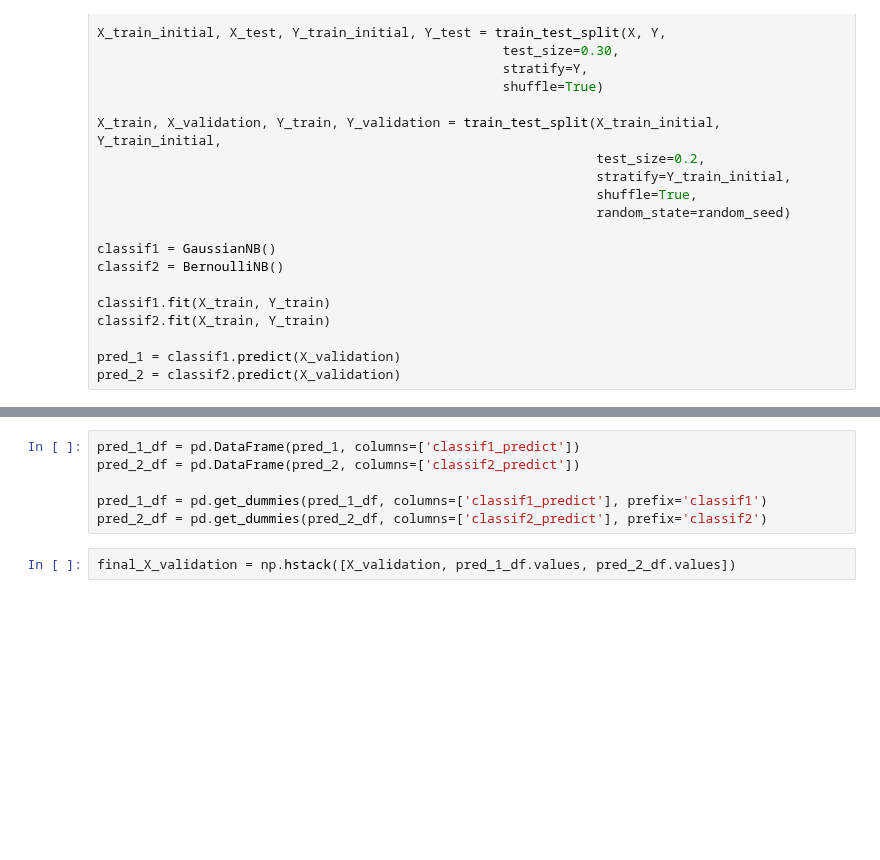
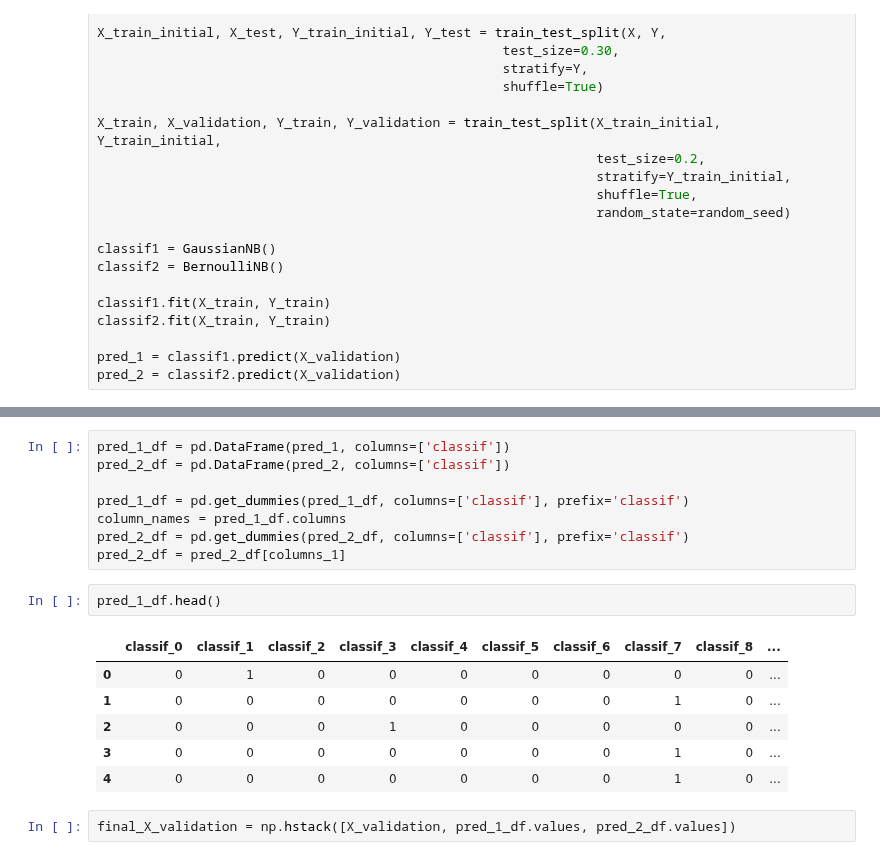
Before and after one commit to fnbalves/curso_machine_learning, a Jupyter notebook: Aprendendo python - parte 3 (sklearn).ipynb, the cells around one changed output, grey strips where cells are left out. Drawn from its saved outputs; the diff is of its cells as text; blank space fills up the shorter version.

```diff
--- a/Aprendendo python - parte 3 (sklearn).ipynb
+++ b/Aprendendo python - parte 3 (sklearn).ipynb
@@ -528,9 +567,20 @@ pred_2 = classif2.predict(X_validation)
 # %%
-pred_1_df = pd.DataFrame(pred_1, columns=['classif1_predict'])
-pred_2_df = pd.DataFrame(pred_2, columns=['classif2_predict'])
+pred_1_df = pd.DataFrame(pred_1, columns=['classif'])
+pred_2_df = pd.DataFrame(pred_2, columns=['classif'])
 
-pred_1_df = pd.get_dummies(pred_1_df, columns=['classif1_predict'], prefix='classif1')
-pred_2_df = pd.get_dummies(pred_2_df, columns=['classif2_predict'], prefix='classif2')
+pred_1_df = pd.get_dummies(pred_1_df, columns=['classif'], prefix='classif')
+column_names = pred_1_df.columns
+pred_2_df = pd.get_dummies(pred_2_df, columns=['classif'], prefix='classif')
+pred_2_df = pred_2_df[columns_1]
+# %%
+pred_1_df.head()
+# %% [output]
+|  | classif_0 | classif_1 | classif_2 | classif_3 | classif_4 | classif_5 | classif_6 | classif_7 | classif_8 | ... |
+| 0 | 0 | 1 | 0 | 0 | 0 | 0 | 0 | 0 | 0 | ... |
+| 1 | 0 | 0 | 0 | 0 | 0 | 0 | 0 | 1 | 0 | ... |
+| 2 | 0 | 0 | 0 | 1 | 0 | 0 | 0 | 0 | 0 | ... |
+| 3 | 0 | 0 | 0 | 0 | 0 | 0 | 0 | 1 | 0 | ... |
+| 4 | 0 | 0 | 0 | 0 | 0 | 0 | 0 | 1 | 0 | ... |
 # %%
 final_X_validation = np.hstack([X_validation, pred_1_df.values, pred_2_df.values])
 # %%
```
Also changed, not shown: parts of 33 cells of this notebook, 1 other file.
